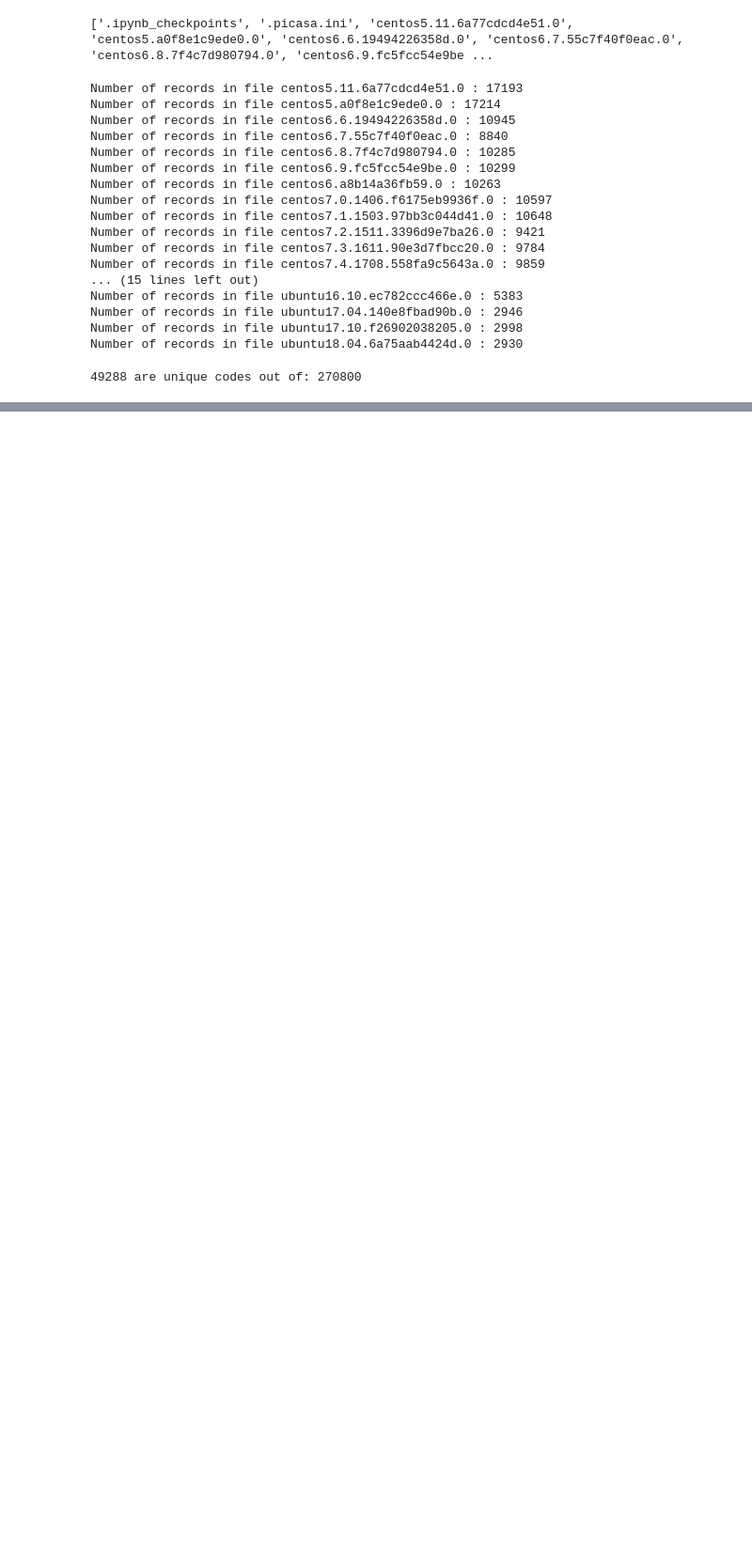
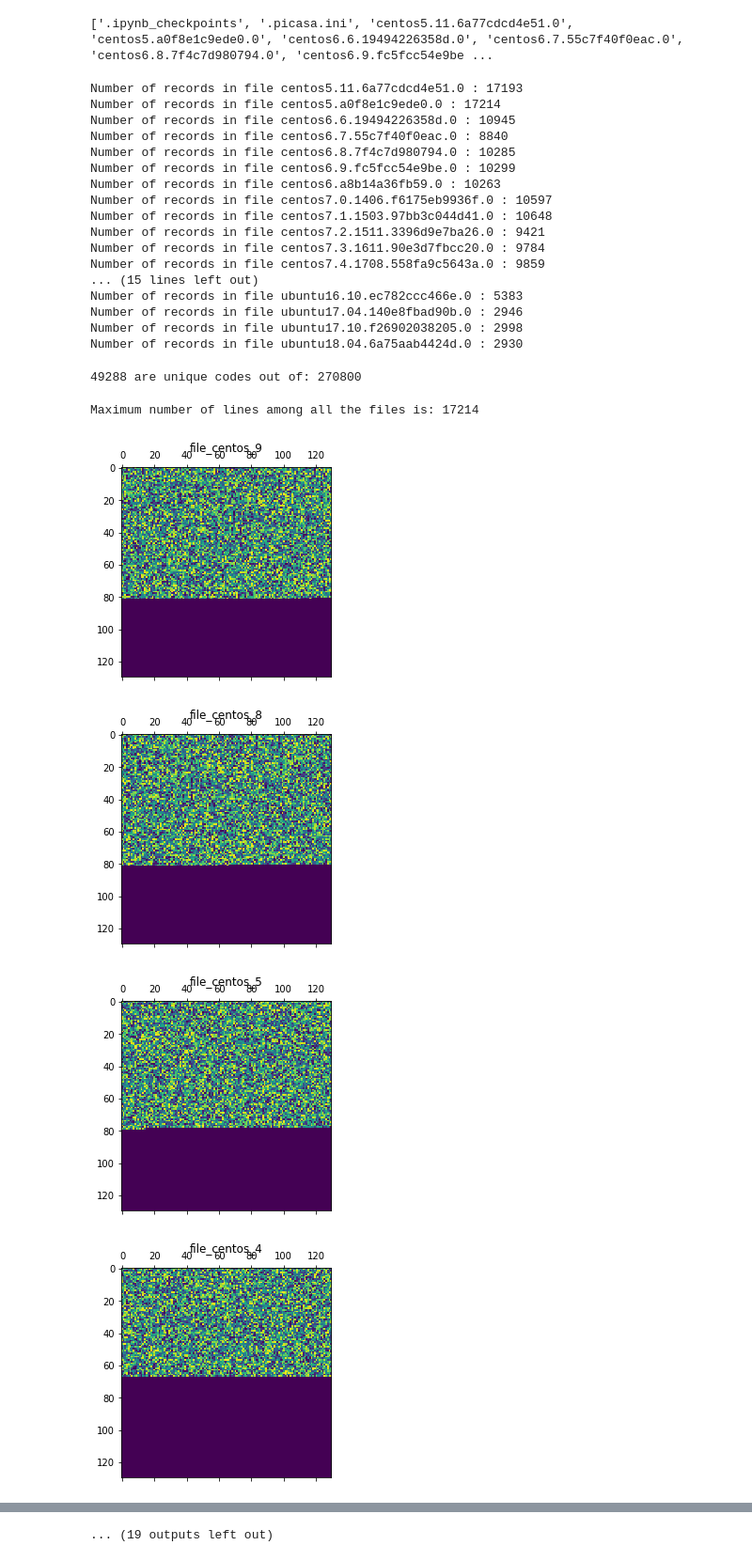
Before and after one commit to rkarn/Container-Classification, a Jupyter notebook: Crawler Metric Processing - 2.ipynb, the cells around one changed output, grey strips where cells are left out. Shown at 94% size. Drawn from its saved outputs; the diff is of its cells as text; code cells hidden in the pictures; blank space fills up the shorter version.

```diff
--- a/Crawler Metric Processing - 2.ipynb
+++ b/Crawler Metric Processing - 2.ipynb
@@ -67,3 +67,52 @@ unique_unigrams_flat = [item for sublist in unique_unigrams for item in sublist]
 print len(set(unique_unigrams_flat)), 'are unique codes out of:', len(unique_unigrams_flat)
 # %% [output]
 49288 are unique codes out of: 270800
+# %%
+unique_unigrams_list = list(set(unique_unigrams_flat))
+Feature_dictionary_encoded = {}
+# define a mapping of chars to integers
+char_to_int = dict((c, i) for i, c in enumerate(unique_unigrams_list))
+int_to_char = dict((i, c) for i, c in enumerate(unique_unigrams_list))
+
+# integer encode input data
+for dict_key in Feature_dictionary_keys:
+    Feature_dictionary_encoded[dict_key] = [char_to_int[char] for char in Feature_dictionary[dict_key]]
+# %%
+#Finding the maximum length of file (maximum number of lines) from all the collected files
+pixel_files_length = []
+
+for dict_key in Feature_dictionary_keys:
+    pixel_files_length.append(len(Feature_dictionary_encoded[dict_key]))
+
+maximum_pixel_files_length = max(pixel_files_length)
+print "Maximum number of lines among all the files is:",maximum_pixel_files_length
+# %% [output]
+Maximum number of lines among all the files is: 17214
+# %%
+#Pad the file so that all the files have equal number of lines.
+#Doing this make all the images of equal size (pixel)
+def pixel_padding(given_list, n, fillvalue=0):
+    for steps in range(n - len(given_list)):
+        given_list.append(fillvalue)
+    return given_list
+
+for dict_key in Feature_dictionary_keys:
+    Feature_dictionary_encoded[dict_key] = pixel_padding(Feature_dictionary_encoded[dict_key], maximum_pixel_files_length)
+# %%
+#Plotting the image
+import matplotlib.pyplot as plt
+import matplotlib.cm as cm
+
+#Ploting with matshow
+for dict_key in Feature_dictionary_keys:
+    #plt.imsave(dict_key+'.png', np.array(Image_ubunut_centos_dictionary[dict_key]))
+    image_matrix = np.array(Feature_dictionary_encoded[dict_key])
+    image_matrix.resize((130,130),refcheck=False);
+    plt.matshow(image_matrix)
+    plt.title(dict_key)
+    plt.show()
+# %% [output]
+[figure, added]
+[figure, added]
+[figure, added]
+[figure, added]
@@ -69,0 +127 @@ print len(set(unique_unigrams_flat)), 'are unique codes out of:', len(unique_uni
+... (19 outputs left out)
```
Also changed, not shown: parts of 1 cell of this notebook.
